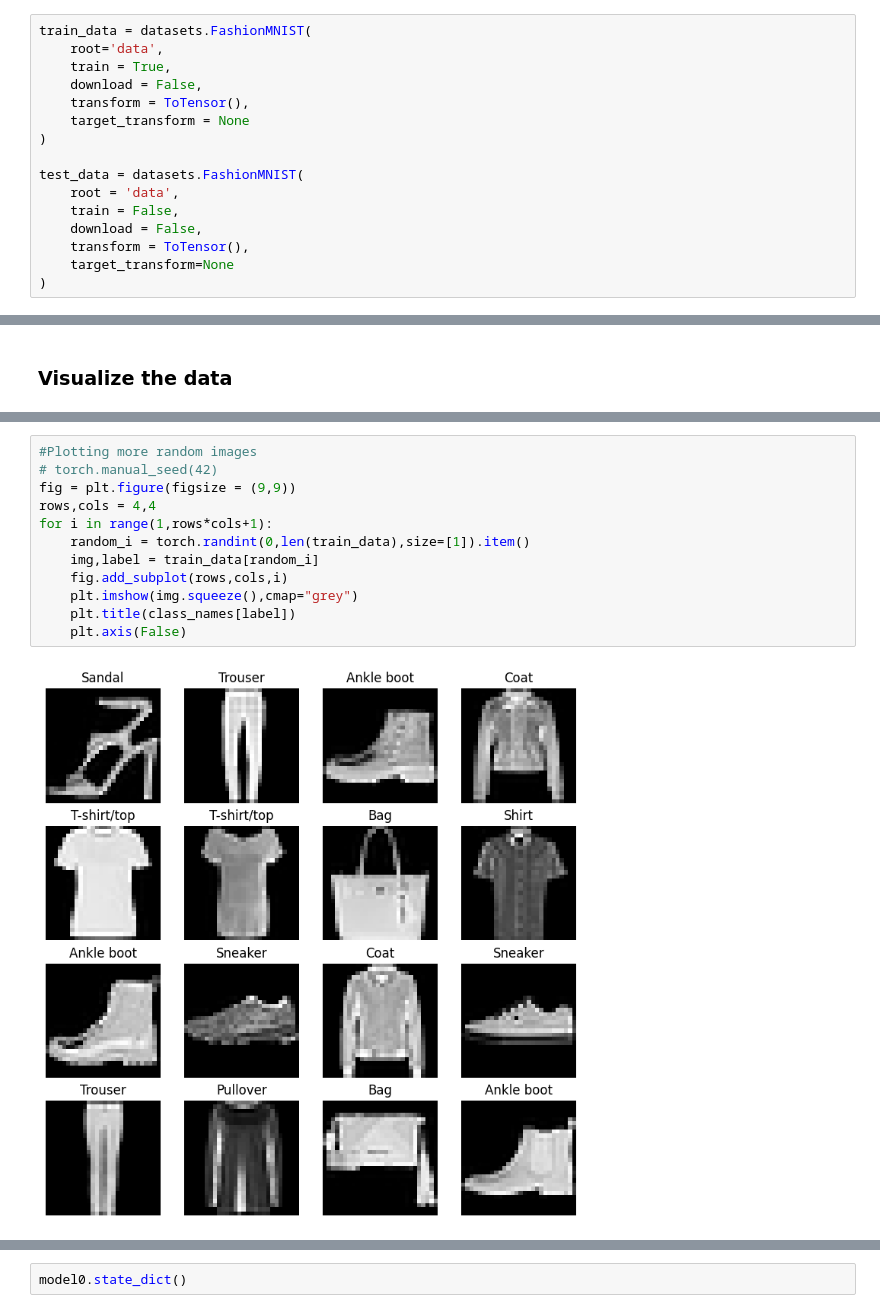
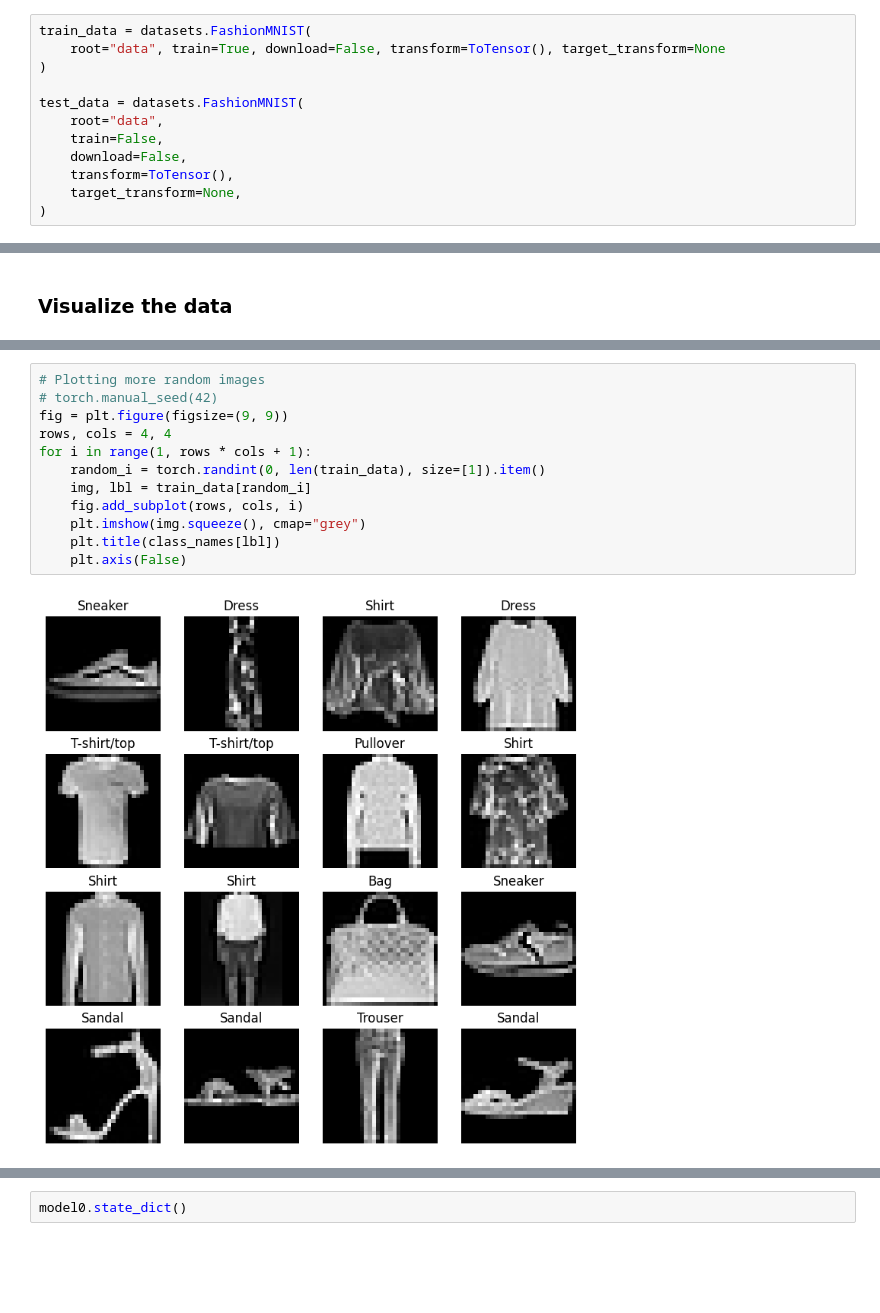
Before and after one commit to yunidh/learning-PyTorch, a Jupyter notebook: lesson_codeAlong/chapter3_computer_vision.ipynb, the cells around one changed output, grey strips where cells are left out. Drawn from its saved outputs; the diff is of its cells as text; blank space fills up the shorter version.

```diff
--- a/lesson_codeAlong/chapter3_computer_vision.ipynb
+++ b/lesson_codeAlong/chapter3_computer_vision.ipynb
@@ -18,18 +19,14 @@ print(torch.__version__,torchvision.__version__)
 ## 1.Getting a dataset (FashionMNIST)
 # %%
 train_data = datasets.FashionMNIST(
-    root='data',
-    train = True,
-    download = False,
-    transform = ToTensor(),
-    target_transform = None
+    root="data", train=True, download=False, transform=ToTensor(), target_transform=None
 )
 
 test_data = datasets.FashionMNIST(
-    root = 'data',
-    train = False,
-    download = False,
-    transform = ToTensor(),
-    target_transform=None
+    root="data",
+    train=False,
+    download=False,
+    transform=ToTensor(),
+    target_transform=None,
 )
 # %%
@@ -77,18 +74,18 @@ plt.axis(False)
 (-0.5, 27.5, 27.5, -0.5)
 [figure]
 # %%
-#Plotting more random images
+# Plotting more random images
 # torch.manual_seed(42)
-fig = plt.figure(figsize = (9,9))
-rows,cols = 4,4
-for i in range(1,rows*cols+1):
-    random_i = torch.randint(0,len(train_data),size=[1]).item()
-    img,label = train_data[random_i]
-    fig.add_subplot(rows,cols,i)
-    plt.imshow(img.squeeze(),cmap="grey")
-    plt.title(class_names[label])
+fig = plt.figure(figsize=(9, 9))
+rows, cols = 4, 4
+for i in range(1, rows * cols + 1):
+    random_i = torch.randint(0, len(train_data), size=[1]).item()
+    img, lbl = train_data[random_i]
+    fig.add_subplot(rows, cols, i)
+    plt.imshow(img.squeeze(), cmap="grey")
+    plt.title(class_names[lbl])
     plt.axis(False)
 # %% [output]
-[figure, old version]
+[figure, new version]
 # %% [markdown]
 ## 2.Preparing Dataloader
```
Also changed, not shown: parts of 45 cells of this notebook, 1 other file.
